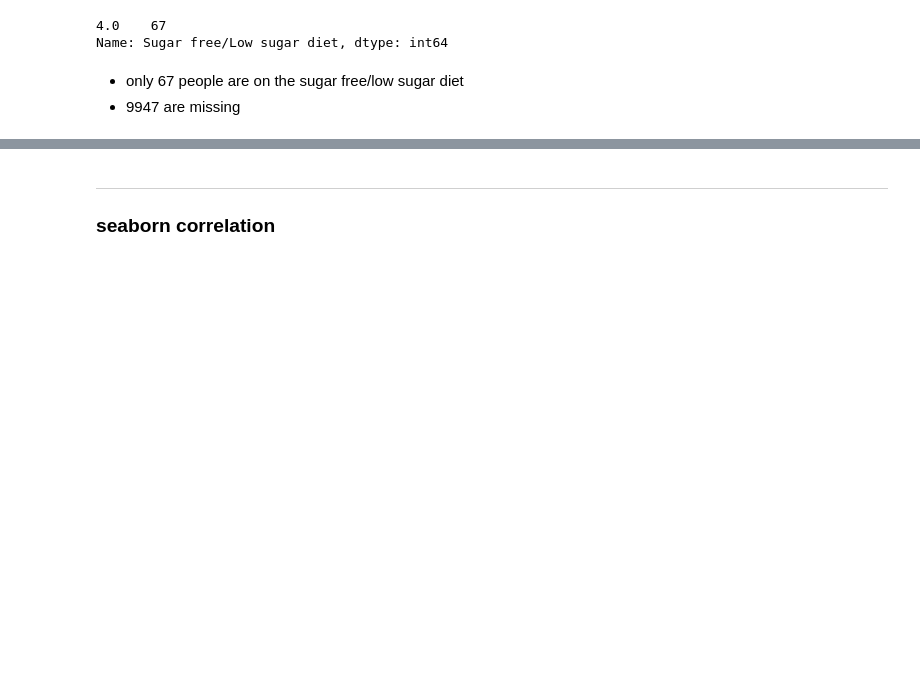
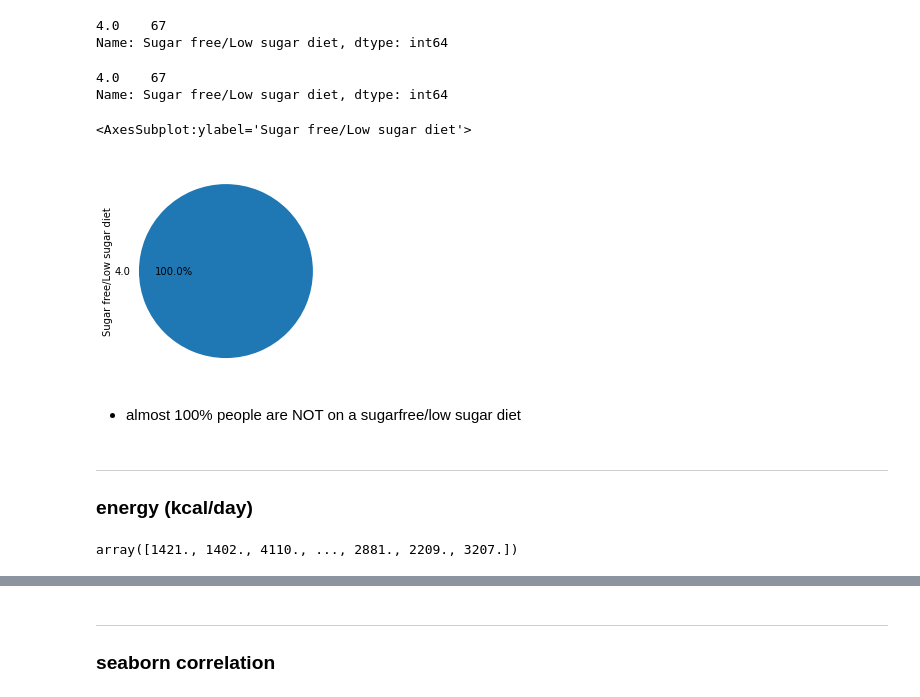
Before and after one commit to amyylin1/NHANES_Dietary_Data, a Jupyter notebook: nutrition.ipynb, the cells around one changed output, grey strips where cells are left out. Saved outputs shown, nothing was run; the diff lists cells and outputs as text; code cells hidden in the pictures; blank space fills up the shorter version.

```diff
--- a/nutrition.ipynb
+++ b/nutrition.ipynb
@@ -137,6 +158,25 @@ ff_1['Sugar free/Low sugar diet'].value_counts()
 # %% [output]
 4.0    67
 Name: Sugar free/Low sugar diet, dtype: int64
+# %%
+count_sugarF = ff_1['Sugar free/Low sugar diet'].value_counts()
+count_sugarF
+# 4:  sugar free or low sugar diet
+# NaN: missing
+# %% [output]
+4.0    67
+Name: Sugar free/Low sugar diet, dtype: int64
+# %%
+count_sugarF.plot(kind='pie', autopct='%1.1f%%')
+# %% [output]
+<AxesSubplot:ylabel='Sugar free/Low sugar diet'>
+[figure, added]
 # %% [markdown]
-- only 67 people are on the sugar free/low sugar diet
-- 9947 are missing
+- almost 100% people are NOT on a sugarfree/low sugar diet
+# %% [markdown]
+---
+### energy (kcal/day)
+# %%
+ff_1['Energy (kcal)'].unique()
+# %% [output]
+array([1421., 1402., 4110., ..., 2881., 2209., 3207.])
```
Also changed, not shown: parts of 29 cells of this notebook.
